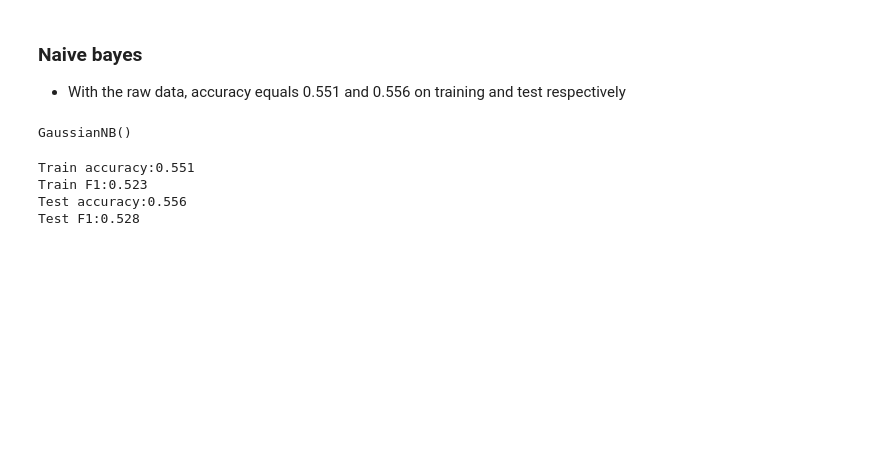
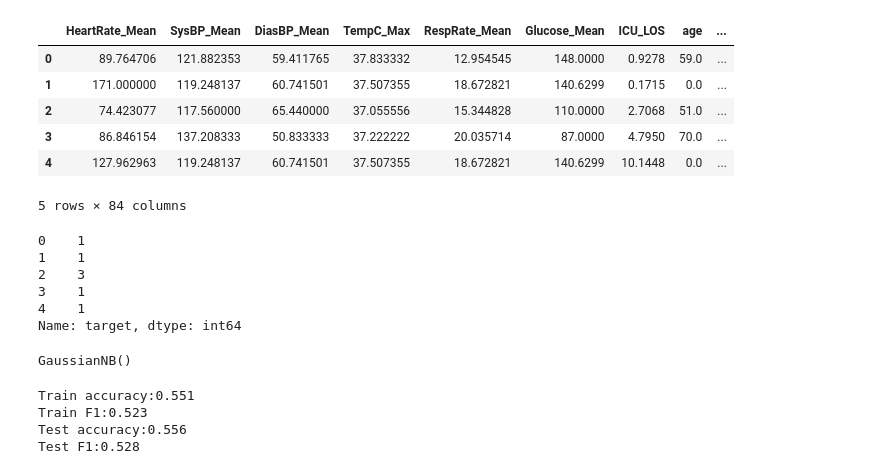
Before and after one commit to ZhiQiu976/MIMIC-Predictive-Modeling, a Jupyter notebook: Naive_bayes.ipynb, the cells around one changed output. Cells and saved outputs as stored; diff of their text form; code cells hidden in the pictures; blank space fills up the shorter version.

```diff
--- a/Naive_bayes.ipynb
+++ b/Naive_bayes.ipynb
@@ -13,3 +22,0 @@ y_test = y_test.drop('Unnamed: 0', axis=1)
-# %% [markdown]
-### Naive bayes
-- With the raw data, accuracy equals 0.551 and 0.556 on training and test respectively
@@ -19,3 +23,22 @@ from sklearn.metrics import accuracy_score, f1_score, confusion_matrix
+# %%
+X_train.head()
+# %% [output]
+|  | HeartRate_Mean | SysBP_Mean | DiasBP_Mean | TempC_Max | RespRate_Mean | Glucose_Mean | ICU_LOS | age | ... |
+| 0 | 89.764706 | 121.882353 | 59.411765 | 37.833332 | 12.954545 | 148.0000 | 0.9278 | 59.0 | ... |
+| 1 | 171.000000 | 119.248137 | 60.741501 | 37.507355 | 18.672821 | 140.6299 | 0.1715 | 0.0 | ... |
+| 2 | 74.423077 | 117.560000 | 65.440000 | 37.055556 | 15.344828 | 110.0000 | 2.7068 | 51.0 | ... |
+| 3 | 86.846154 | 137.208333 | 50.833333 | 37.222222 | 20.035714 | 87.0000 | 4.7950 | 70.0 | ... |
+| 4 | 127.962963 | 119.248137 | 60.741501 | 37.507355 | 18.672821 | 140.6299 | 10.1448 | 0.0 | ... |
+5 rows × 84 columns
+# %%
+y_train.head()
+# %% [output]
+0    1
+1    1
+2    3
+3    1
+4    1
+Name: target, dtype: int64
 # %%
 clf = GaussianNB()
 # %%
```
Also changed, not shown: parts of 38 cells of this notebook.
